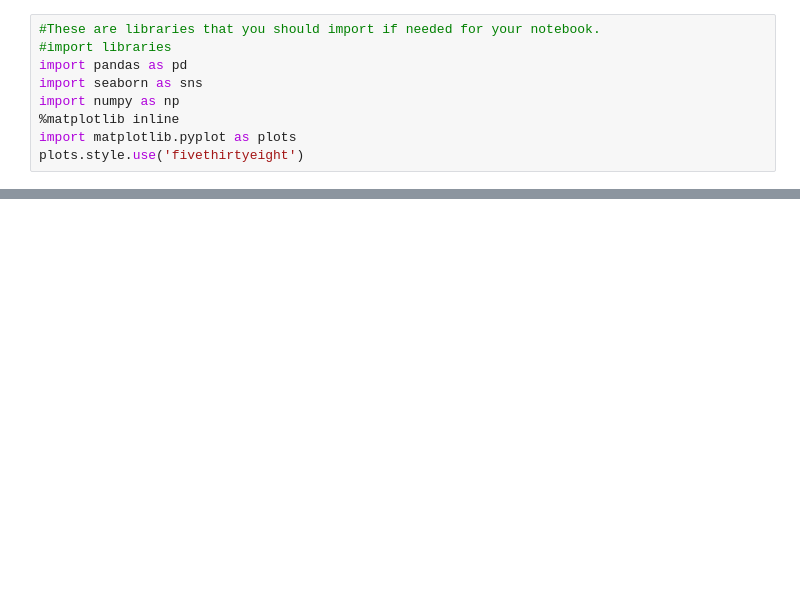
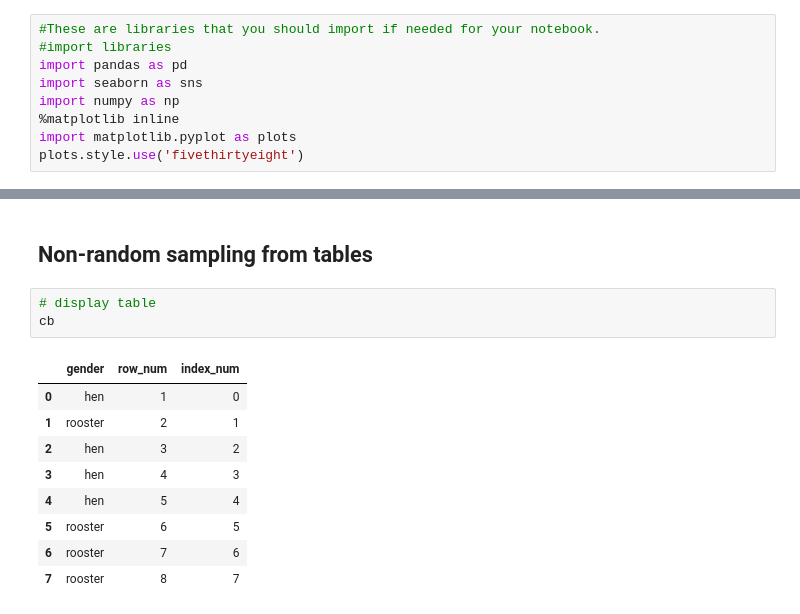
Before and after one commit to DylanPrinsloo/UCode, a Jupyter notebook: Year 1/Semester 1/Python/Lessons/session9.ipynb, the cells around one changed output, grey strips where cells are left out. Drawn from its saved outputs; the diff is of its cells as text; blank space fills up the shorter version.

Commit message:
added sampling

```diff
--- a/Year 1/Semester 1/Python/Lessons/session9.ipynb
+++ b/Year 1/Semester 1/Python/Lessons/session9.ipynb
@@ -175,0 +120,15 @@ plots.ylim(0, 150)
+# %% [markdown]
+## **Non-random sampling from tables**
+# %%
+# display table
+cb
+# %% [output]
+|  | gender | row_num | index_num |
+| 0 | hen | 1 | 0 |
+| 1 | rooster | 2 | 1 |
+| 2 | hen | 3 | 2 |
+| 3 | hen | 4 | 3 |
+| 4 | hen | 5 | 4 |
+| 5 | rooster | 6 | 5 |
+| 6 | rooster | 7 | 6 |
+| 7 | rooster | 8 | 7 |
```
Also changed, not shown: parts of 42 cells of this notebook, 5 other files.
